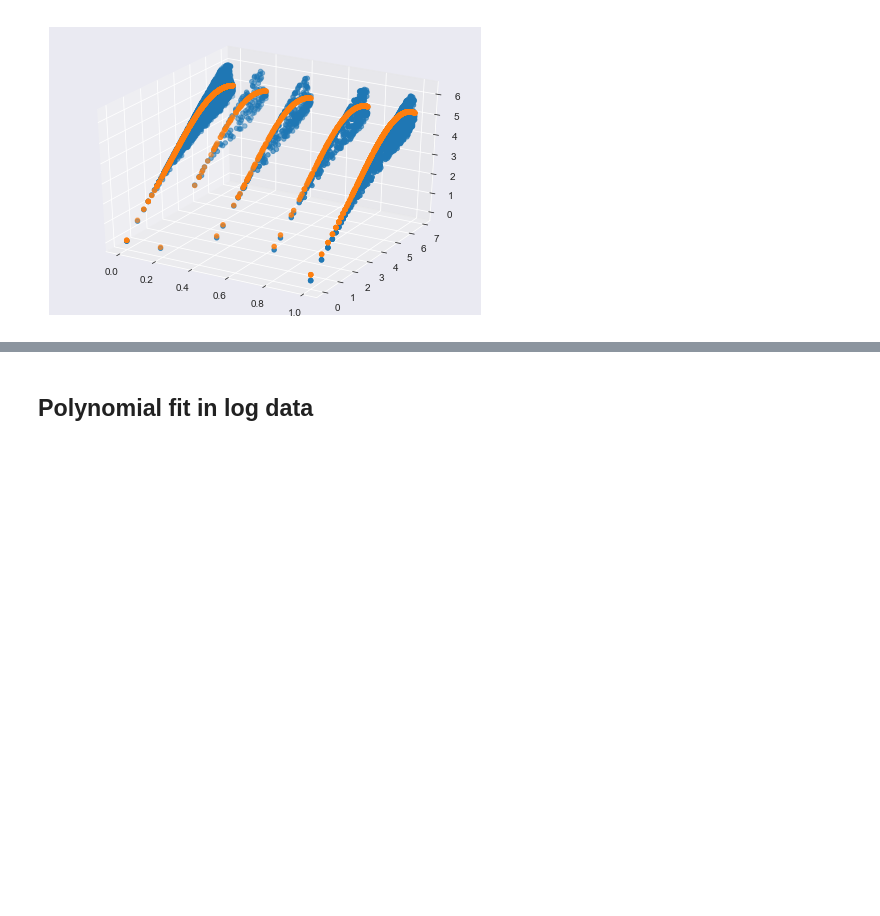
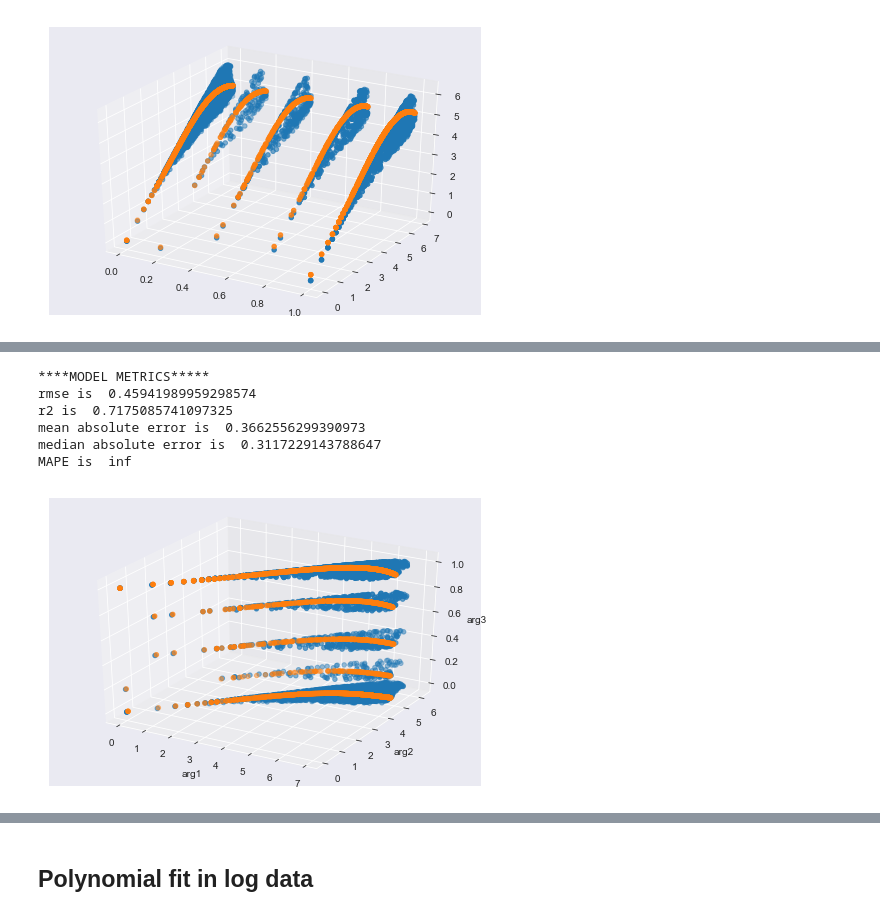
Before and after one commit to tpt5cu/solarIrradiancePredictor, a Jupyter notebook: Model_Testing_psm.ipynb, the cells around one changed output, grey strips where cells are left out. Cells and saved outputs as stored; diff of their text form; code cells hidden in the pictures; blank space fills up the shorter version.

```diff
--- a/Model_Testing_psm.ipynb
+++ b/Model_Testing_psm.ipynb
@@ -266,0 +315,17 @@ plt.show()
+# %%
+#Lets make some predictions
+_X = list(zip(df1_psm_2017['GHI_log'].values, df1_psm_2017['Cloud Cover'].values))
+X = initPolyModel(_X, degrees=5)
+Y = df1_psm_2017['DHI_log'].values
+preds, resids = show_model_metrics(X, Y, clf_poly_2)
+# %% [output]
+****MODEL METRICS*****
+rmse is  0.45941989959298574
+r2 is  0.7175085741097325
+mean absolute error is  0.3662556299390973
+median absolute error is  0.3117229143788647
+MAPE is  inf
+# %%
+three_dee_viz(df1_psm_2017['GHI_log'], df1_psm_2017['DHI_log'], df1_psm_2017['Cloud Cover'],preds)
+# %% [output]
+[figure, added]
```
Also changed, not shown: parts of 39 cells of this notebook, 5 other files.
